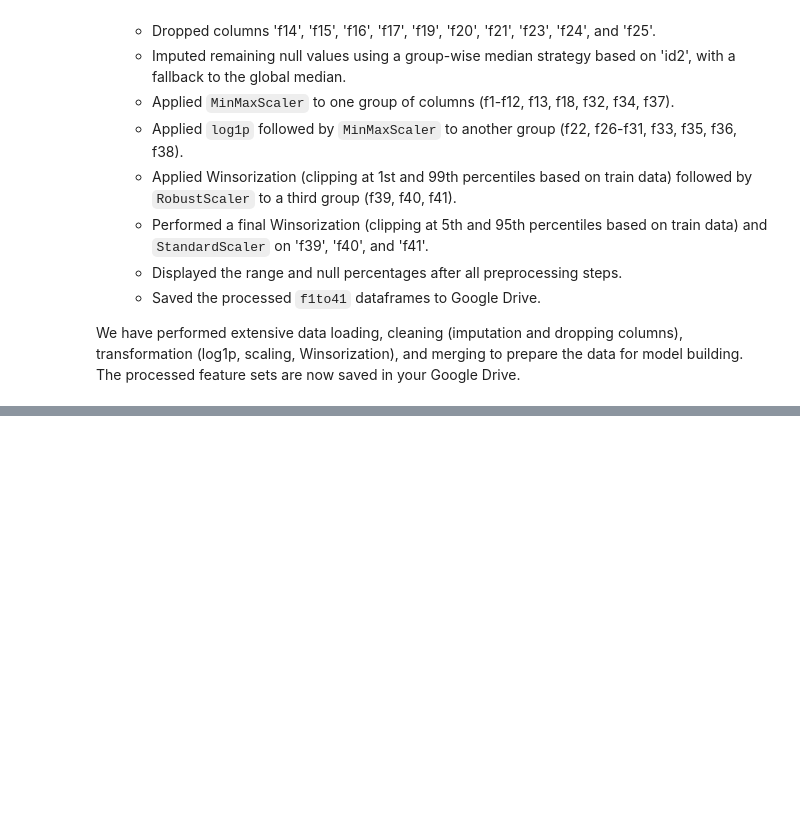
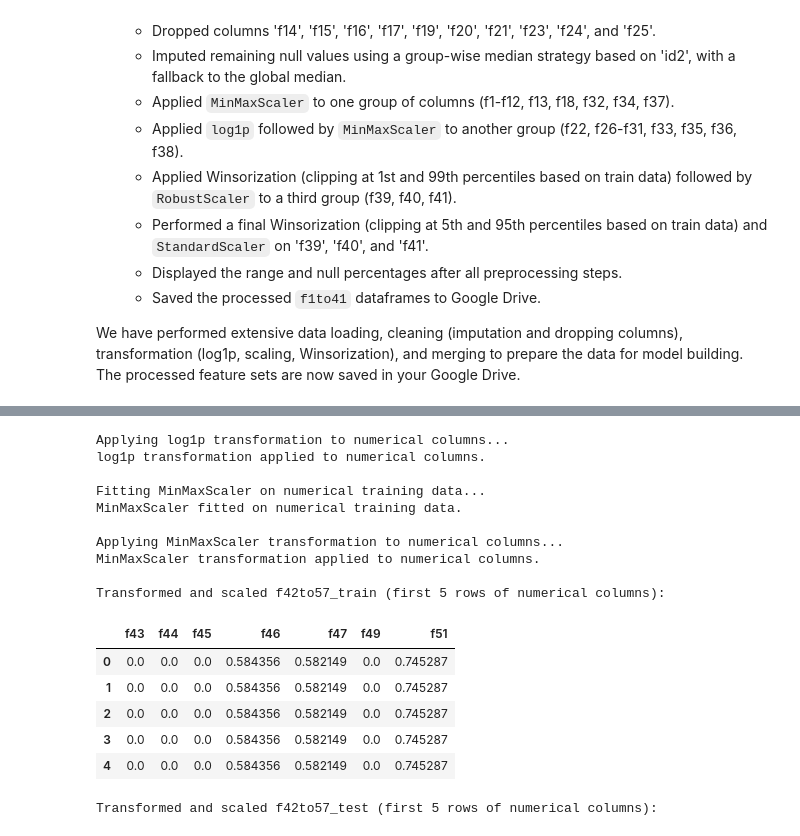
Before and after one commit to rishabh-0042/American_Express_Hackathon_25-2025, a Jupyter notebook: Feature_Engineering4.3.ipynb, the cells around one changed output, grey strips where cells are left out. Cells and saved outputs as stored; diff of their text form; code cells hidden in the pictures; blank space fills up the shorter version.

```diff
--- a/Feature_Engineering4.3.ipynb
+++ b/Feature_Engineering4.3.ipynb
@@ -1774,0 +1804,7 @@ We have performed extensive data loading, cleaning (imputation and dropping colu
+# %%
+# Define categorical and numerical columns based on user input (excluding 'id2')
+categorical_cols_f42to57 = ['f42', 'f48', 'f50', 'f52', 'f53', 'f54', 'f55', 'f56', 'f57']
+numerical_cols_f42to57 = [col for col in f42to57_train.columns if col not in categorical_cols_f42to57 and col != 'id2']
+
+print("Categorical columns in f42to57:", categorical_cols_f42to57)
+print("Numerical columns in f42to57:", numerical_cols_f42to57)
@@ -1774,0 +1964,73 @@ We have performed extensive data loading, cleaning (imputation and dropping colu
+# %%
+from sklearn.preprocessing import MinMaxScaler
+import numpy as np
+
+# Columns for log1p and scaling (using the previously defined list)
+cols_for_log_scale_numerical = numerical_cols_f42to57
+
+# Apply log1p transformation to specified numerical columns in train and test data
+print("Applying log1p transformation to numerical columns...")
+for col in cols_for_log_scale_numerical:
+    # Check if column exists before applying transformation
+    if col in f42to57_train.columns and col in f42to57_test.columns:
+        f42to57_train[col] = np.log1p(f42to57_train[col])
+        f42to57_test[col] = np.log1p(f42to57_test[col])
+    else:
+        print(f"Warning: Column {col} not found in one or both dataframes. Skipping log1p.")
+print("log1p transformation applied to numerical columns.")
+
+# Initialize MinMaxScaler
+scaler_numerical = MinMaxScaler()
+
+# Fit the scaler on the specified numerical columns of the training data
+print("\nFitting MinMaxScaler on numerical training data...")
+# Ensure only existing columns are passed to the scaler
+existing_cols_train = [col for col in cols_for_log_scale_numerical if col in f42to57_train.columns]
+existing_cols_test = [col for col in cols_for_log_scale_numerical if col in f42to57_test.columns]
+
+if existing_cols_train:
+    scaler_numerical.fit(f42to57_train[existing_cols_train])
+    print("MinMaxScaler fitted on numerical training data.")
+
+    # Apply the scaler transformation to the specified numerical columns in train and test data
+    print("\nApplying MinMaxScaler transformation to numerical columns...")
+    if existing_cols_train:
+        f42to57_train[existing_cols_train] = scaler_numerical.transform(f42to57_train[existing_cols_train])
+    if existing_cols_test:
+        f42to57_test[existing_cols_test] = scaler_numerical.transform(f42to57_test[existing_cols_test])
+    print("MinMaxScaler transformation applied to numerical columns.")
+
+    print("\nTransformed and scaled f42to57_train (first 5 rows of numerical columns):")
+    display(f42to57_train[existing_cols_train].head())
+
+    print("\nTransformed and scaled f42to57_test (first 5 rows of numerical columns):")
+    display(f42to57_test[existing_cols_test].head())
+
+    print("\nValue range (Min and Max) for scaled numerical columns in f42to57_train:")
+    for col in existing_cols_train:
+        print(f"{col}: Min = {f42to57_train[col].min()}, Max = {f42to57_train[col].max()}")
+
+    print("\nValue range (Min and Max) for scaled numerical columns in f42to57_test:")
+    for col in existing_cols_test:
+        print(f"{col}: Min = {f42to57_test[col].min()}, Max = {f42to57_test[col].max()}")
+
+else:
+    print("No existing numerical columns found in training data to fit scaler.")
+# %% [output]
+Applying log1p transformation to numerical columns...
+log1p transformation applied to numerical columns.
+
+Fitting MinMaxScaler on numerical training data...
+MinMaxScaler fitted on numerical training data.
+
+Applying MinMaxScaler transformation to numerical columns...
+MinMaxScaler transformation applied to numerical columns.
+
+Transformed and scaled f42to57_train (first 5 rows of numerical columns):
+|  | f43 | f44 | f45 | f46 | f47 | f49 | f51 |
+| 0 | 0.0 | 0.0 | 0.0 | 0.584356 | 0.582149 | 0.0 | 0.745287 |
+| 1 | 0.0 | 0.0 | 0.0 | 0.584356 | 0.582149 | 0.0 | 0.745287 |
+| 2 | 0.0 | 0.0 | 0.0 | 0.584356 | 0.582149 | 0.0 | 0.745287 |
+| 3 | 0.0 | 0.0 | 0.0 | 0.584356 | 0.582149 | 0.0 | 0.745287 |
+| 4 | 0.0 | 0.0 | 0.0 | 0.584356 | 0.582149 | 0.0 | 0.745287 |
+Transformed and scaled f42to57_test (first 5 rows of numerical columns):
```
Also changed, not shown: parts of 9 cells of this notebook.
